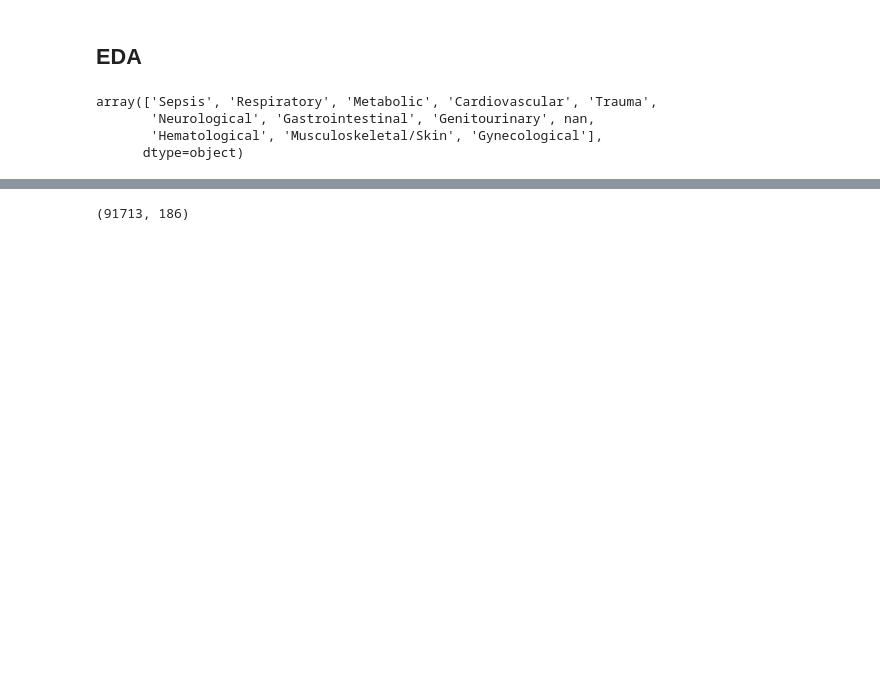
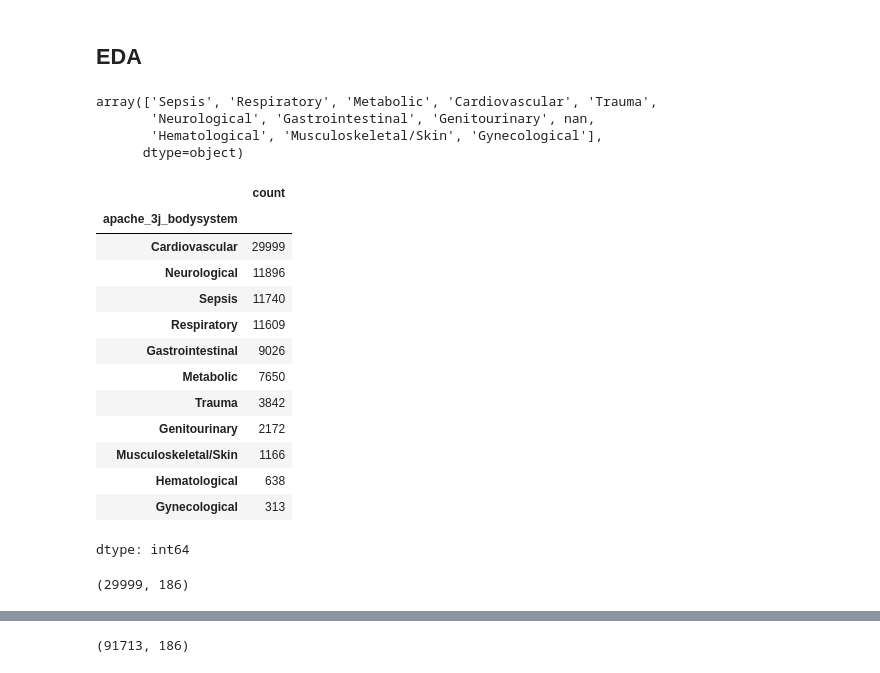
Before and after one commit to syedokun/HAD7001, a Jupyter notebook: Datathon_3/Datathon_3.ipynb, the cells around one changed output, grey strips where cells are left out. Saved outputs shown, nothing was run; the diff lists cells and outputs as text; code cells hidden in the pictures; blank space fills up the shorter version.

```diff
--- a/Datathon_3/Datathon_3.ipynb
+++ b/Datathon_3/Datathon_3.ipynb
@@ -21,3 +26,25 @@ array(['Sepsis', 'Respiratory', 'Metabolic', 'Cardiovascular', 'Trauma',
        'Neurological', 'Gastrointestinal', 'Genitourinary', nan,
        'Hematological', 'Musculoskeletal/Skin', 'Gynecological'],
       dtype=object)
+# %%
+source_df['apache_3j_bodysystem'].value_counts()
+# %% [output]
+|  | count |
+| apache_3j_bodysystem |  |
+| Cardiovascular | 29999 |
+| Neurological | 11896 |
+| Sepsis | 11740 |
+| Respiratory | 11609 |
+| Gastrointestinal | 9026 |
+| Metabolic | 7650 |
+| Trauma | 3842 |
+| Genitourinary | 2172 |
+| Musculoskeletal/Skin | 1166 |
+| Hematological | 638 |
+| Gynecological | 313 |
+dtype: int64
+# %%
+cardio_patients = source_df[source_df['apache_3j_bodysystem'] == 'Cardiovascular']
+cardio_patients.shape
+# %% [output]
+(29999, 186)
```
Also changed, not shown: parts of 13 cells of this notebook.
